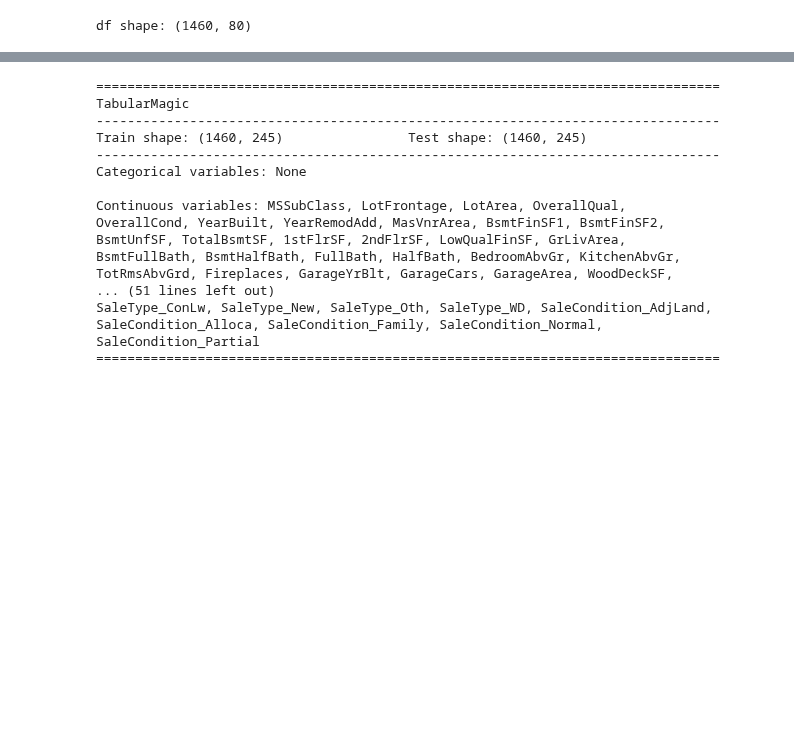
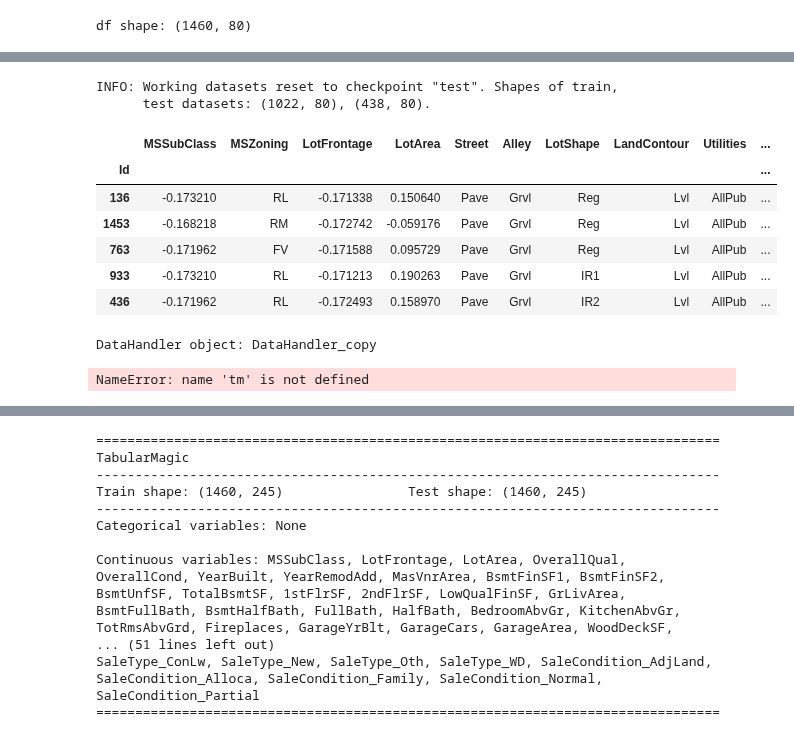
Before and after one commit to ajy25/TabularMagic, a Jupyter notebook: demo/test.ipynb, the cells around one changed output, grey strips where cells are left out. Cells and saved outputs as stored; diff of their text form; code cells hidden in the pictures; blank space fills up the shorter version.

```diff
--- a/demo/test.ipynb
+++ b/demo/test.ipynb
@@ -52,3 +92,24 @@ INFO: Saved working datasets checkpoint "test".
+# %%
+tm.datahandler().load_data_checkpoint('test')
+tm.datahandler().head()
+# %% [output]
+INFO: Working datasets reset to checkpoint "test". Shapes of train,
+      test datasets: (1022, 80), (438, 80).
+|  | MSSubClass | MSZoning | LotFrontage | LotArea | Street | Alley | LotShape | LandContour | Utilities | ... |
+| Id |  |  |  |  |  |  |  |  |  | ... |
+| 136 | -0.173210 | RL | -0.171338 | 0.150640 | Pave | Grvl | Reg | Lvl | AllPub | ... |
+| 1453 | -0.168218 | RM | -0.172742 | -0.059176 | Pave | Grvl | Reg | Lvl | AllPub | ... |
+| 763 | -0.171962 | FV | -0.171588 | 0.095729 | Pave | Grvl | Reg | Lvl | AllPub | ... |
+| 933 | -0.173210 | RL | -0.171213 | 0.190263 | Pave | Grvl | IR1 | Lvl | AllPub | ... |
+| 436 | -0.171962 | RL | -0.172493 | 0.158970 | Pave | Grvl | IR2 | Lvl | AllPub | ... |
+# %%
+tm.datahandler().copy()
+# %% [output]
+DataHandler object: DataHandler_copy
+# %%
+tm.datahandler().kfold_copies(5)[0].head()
+# %% [output]
+NameError: name 'tm' is not defined
 # %%
 tm.lm(y_var='SalePrice').train_report().plot_diagnostics(show_outliers=True)
 # %% [output]
```
Also changed, not shown: parts of 3 cells of this notebook, 4 other files.
